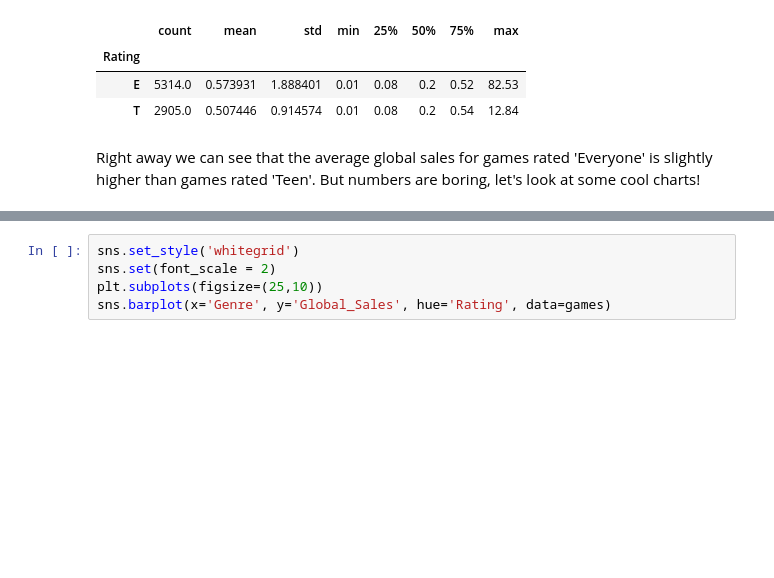
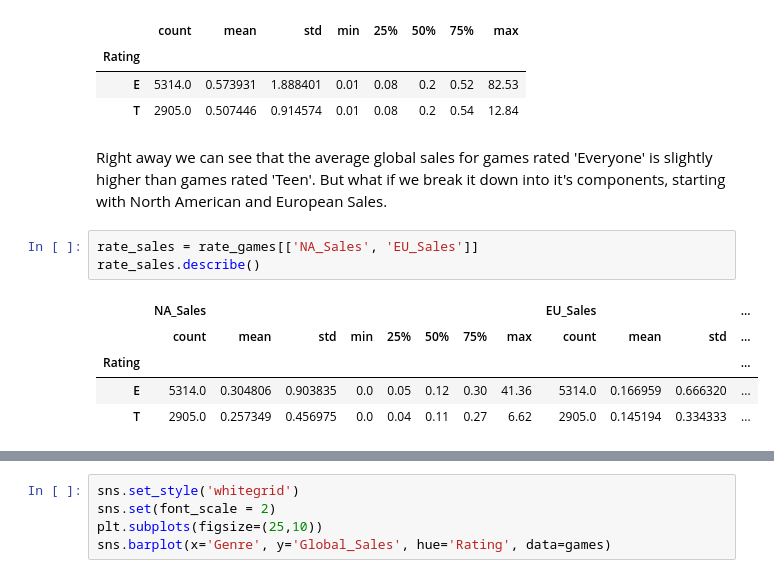
Before and after one commit to micsab/thinkful_files, a Jupyter notebook: unit_1/capstone/Game Ratings.ipynb, the cells around one changed output, grey strips where cells are left out. Saved outputs shown, nothing was run; the diff lists cells and outputs as text; blank space fills up the shorter version.

```diff
--- a/unit_1/capstone/Game Ratings.ipynb
+++ b/unit_1/capstone/Game Ratings.ipynb
@@ -65,4 +73,13 @@ rate_sales.describe()
 | E | 5314.0 | 0.573931 | 1.888401 | 0.01 | 0.08 | 0.2 | 0.52 | 82.53 |
 | T | 2905.0 | 0.507446 | 0.914574 | 0.01 | 0.08 | 0.2 | 0.54 | 12.84 |
 # %% [markdown]
-Right away we can see that the average global sales for games rated 'Everyone' is slightly higher than games rated 'Teen'.  But numbers are boring, let's look at some cool charts!
+Right away we can see that the average global sales for games rated 'Everyone' is slightly higher than games rated 'Teen'.  But what if we break it down into it's components, starting with North American and European Sales.
+# %%
+rate_sales = rate_games[['NA_Sales', 'EU_Sales']]
+rate_sales.describe()
+# %% [output]
+|  | NA_Sales |  |  |  |  |  |  |  | EU_Sales |  |  | ... |
+|  | count | mean | std | min | 25% | 50% | 75% | max | count | mean | std | ... |
+| Rating |  |  |  |  |  |  |  |  |  |  |  | ... |
+| E | 5314.0 | 0.304806 | 0.903835 | 0.0 | 0.05 | 0.12 | 0.30 | 41.36 | 5314.0 | 0.166959 | 0.666320 | ... |
+| T | 2905.0 | 0.257349 | 0.456975 | 0.0 | 0.04 | 0.11 | 0.27 | 6.62 | 2905.0 | 0.145194 | 0.334333 | ... |
```
Also changed, not shown: parts of 16 cells of this notebook.
